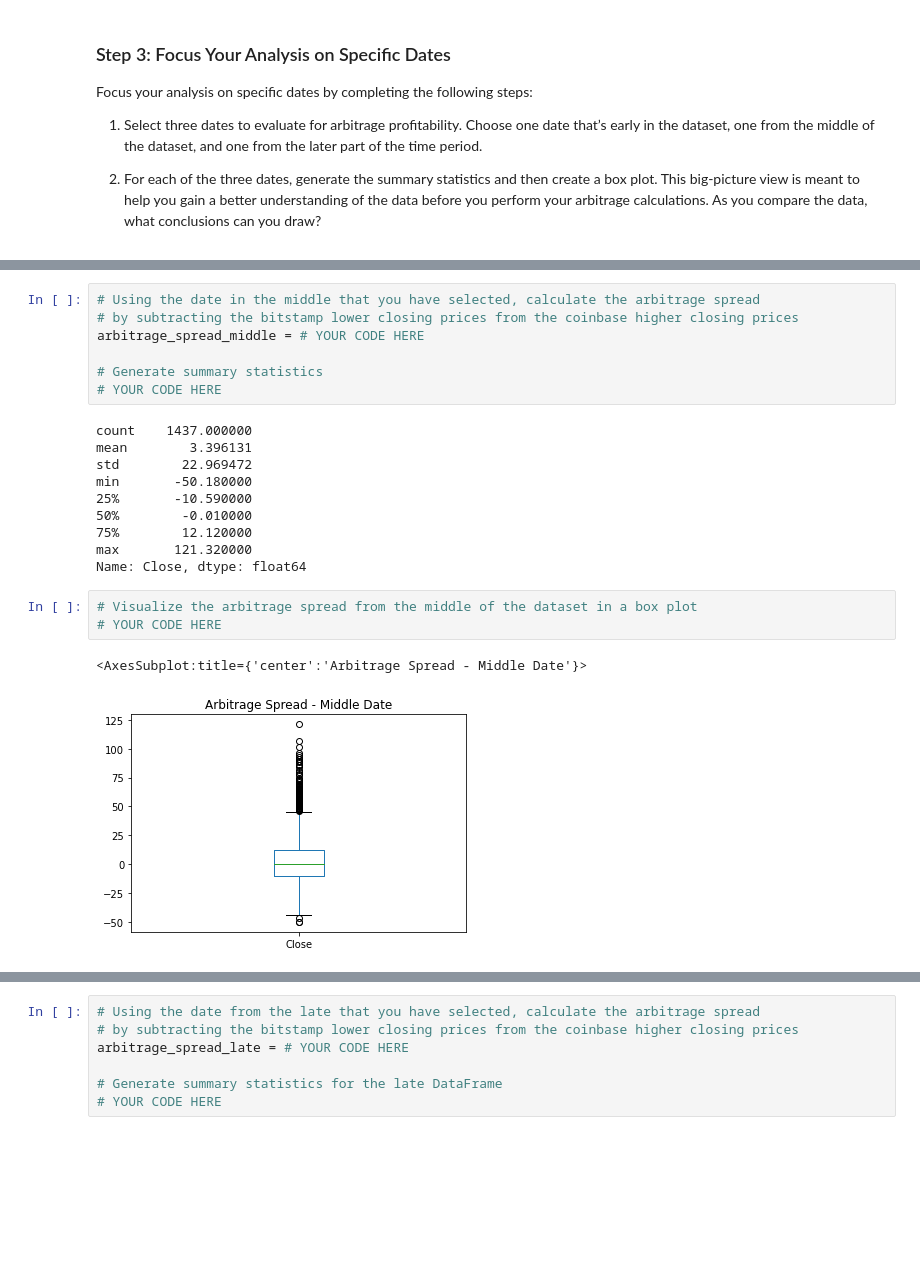
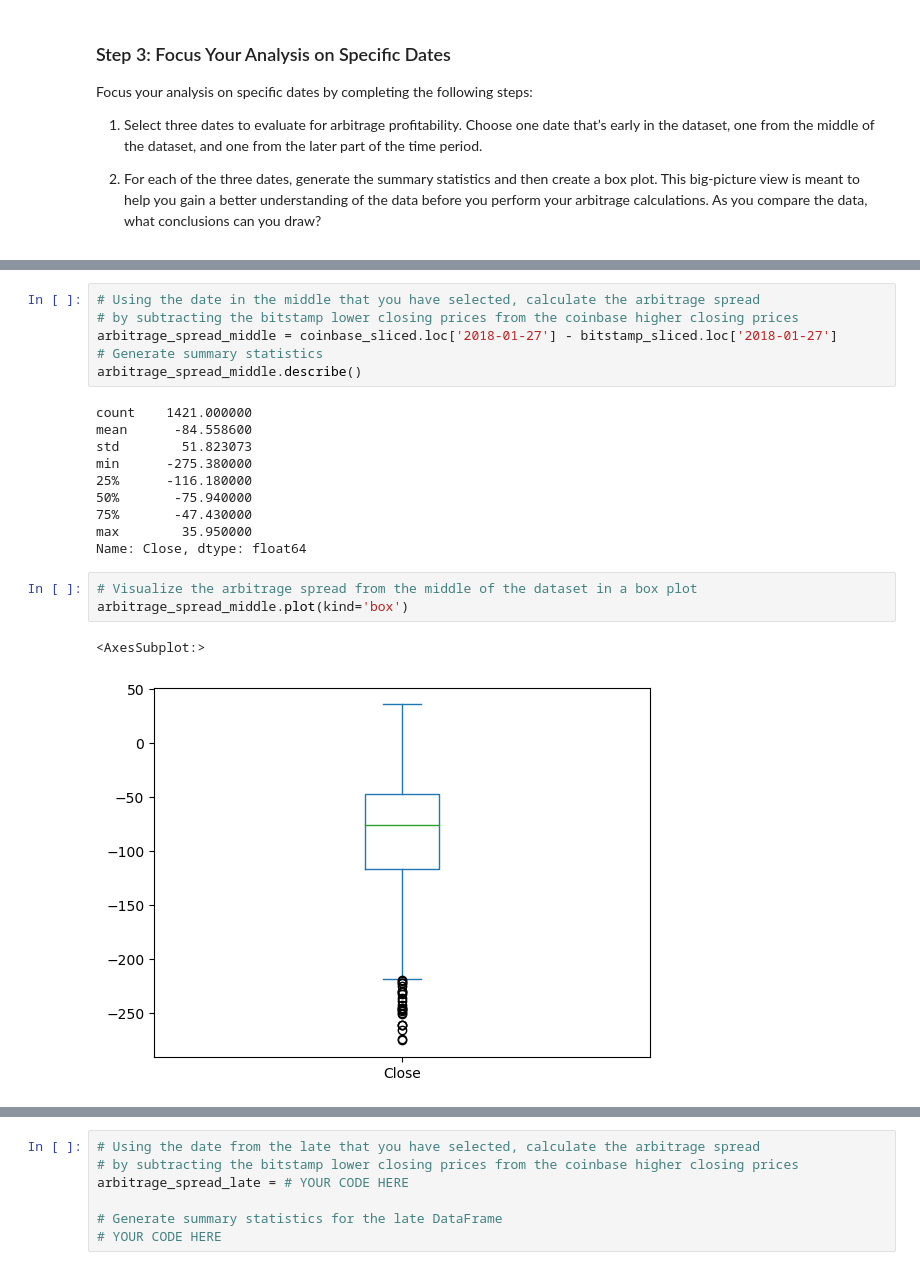
Before and after one commit to jeffreycrabill/arbitrage-analysis, a Jupyter notebook: crypto_arbitrage.ipynb, the cells around one changed output, grey strips where cells are left out. Cells and saved outputs as stored; diff of their text form; blank space fills up the shorter version.

```diff
--- a/crypto_arbitrage.ipynb
+++ b/crypto_arbitrage.ipynb
@@ -305,26 +308,25 @@ Name: Close, dtype: float64
 # %%
 # Using the date in the middle that you have selected, calculate the arbitrage spread
 # by subtracting the bitstamp lower closing prices from the coinbase higher closing prices
-arbitrage_spread_middle = # YOUR CODE HERE
-
+arbitrage_spread_middle = coinbase_sliced.loc['2018-01-27'] - bitstamp_sliced.loc['2018-01-27']
 # Generate summary statistics
-# YOUR CODE HERE
+arbitrage_spread_middle.describe()
 # %% [output]
-count    1437.000000
-mean        3.396131
-std        22.969472
-min       -50.180000
-25%       -10.590000
-50%        -0.010000
-75%        12.120000
-max       121.320000
+count    1421.000000
+mean      -84.558600
+std        51.823073
+min      -275.380000
+25%      -116.180000
+50%       -75.940000
+75%       -47.430000
+max        35.950000
 Name: Close, dtype: float64
 # %%
 # Visualize the arbitrage spread from the middle of the dataset in a box plot
-# YOUR CODE HERE
+arbitrage_spread_middle.plot(kind='box')
 # %% [output]
-<AxesSubplot:title={'center':'Arbitrage Spread - Middle Date'}>
+<AxesSubplot:>
-[figure, old version]
+[figure, new version]
 # %%
 # Create an overlay plot that visualizes the two dataframes over a period of one day from late in the dataset.
 # Be sure that the plots include the parameters `legend`, `figsize`, `title`, `color` and `label`
```
Also changed, not shown: parts of 7 cells of this notebook.
